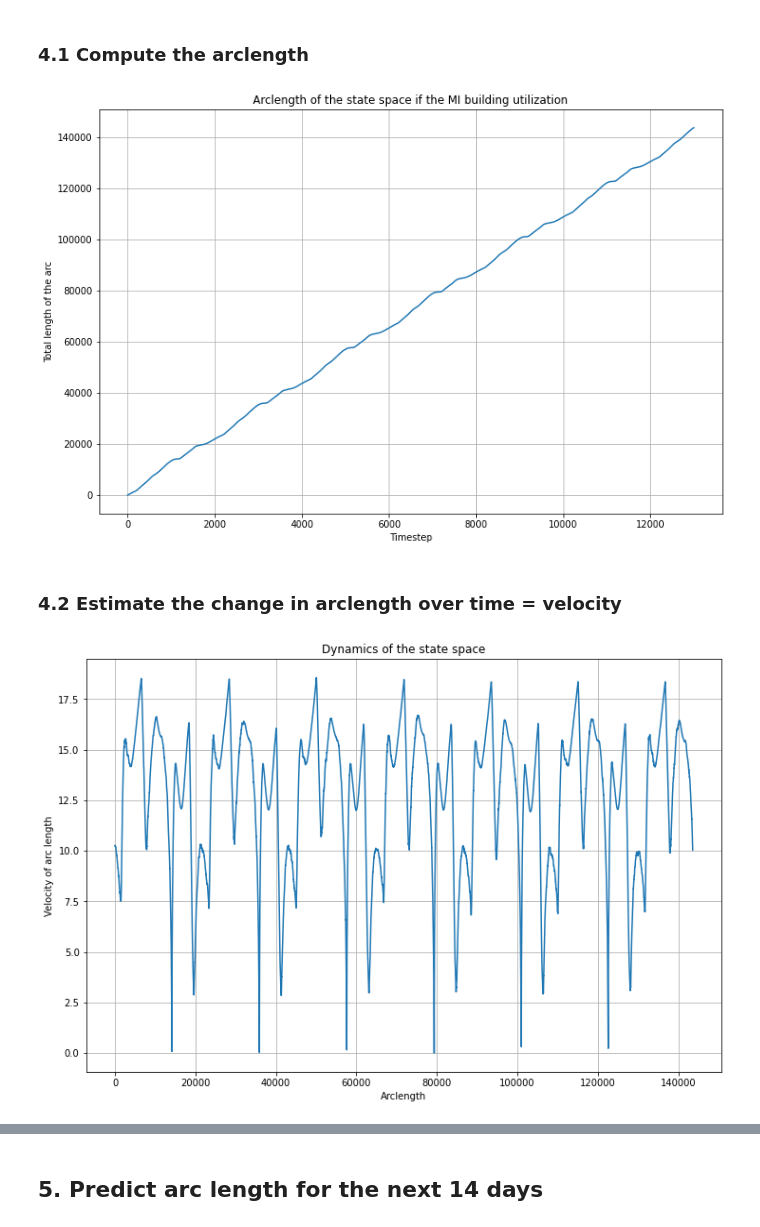
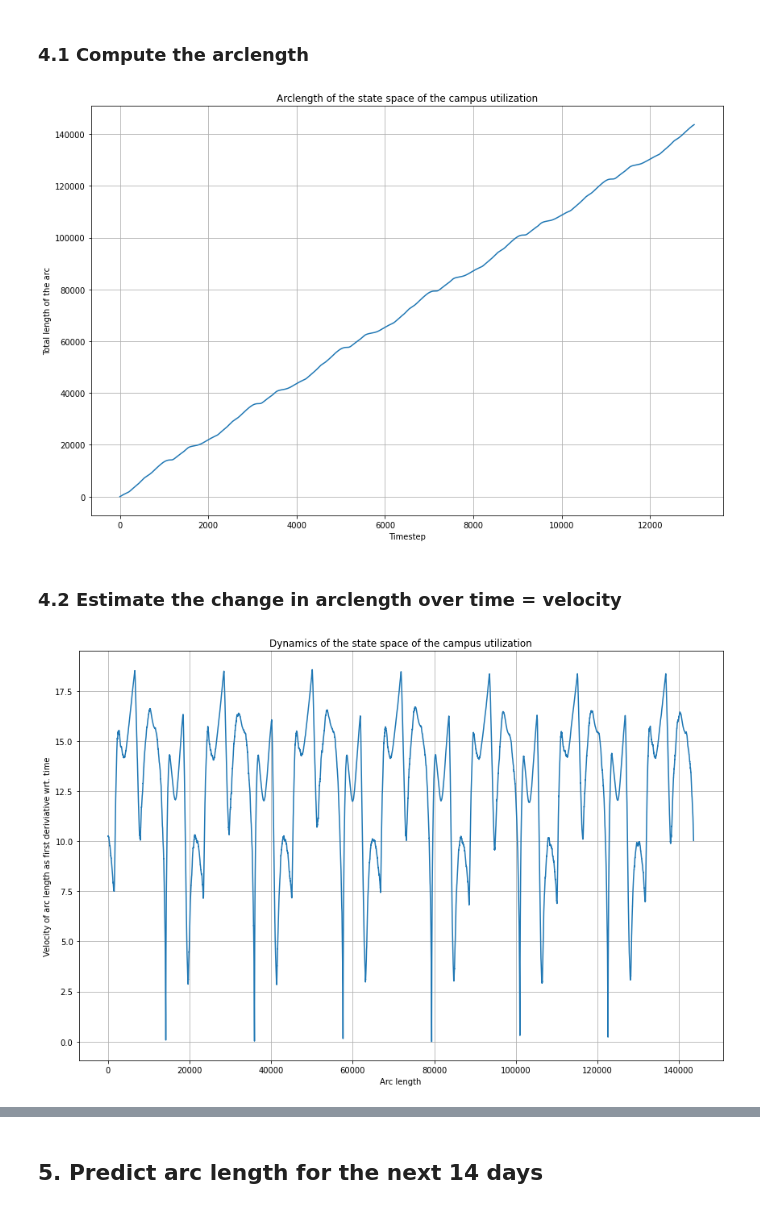
Before and after one commit to sonmikrafft-uni-MLCMS/ex5, a Jupyter notebook: task_5.ipynb, the cells around one changed output, grey strips where cells are left out. Cells and saved outputs as stored; diff of their text form; code cells hidden in the pictures.

```diff
--- a/task_5.ipynb
+++ b/task_5.ipynb
@@ -16,7 +44,7 @@ One day is equal to 2000 timesteps.
 # %% [markdown]
 ### 1.1 Load the data skipping the first 1000 timesteps
 # %%
-df = load_mi_data("data/MI_timesteps.txt", skip_first=1000)
+df = load_mi_data("data/MI_timesteps.txt", skip_first=SKIP_FIRST)
 df.shape
 # %% [output]
 (14001, 9)
@@ -44,5 +72,6 @@ Let's reset the index to start at 0.
 # %%
 df = df.reset_index(drop=True)
+df.columns.values[0] = "MI_Building"
 # %%
 fig, axs = plt.subplots(1, 2, figsize=(24, 8))
 axs[0] = plot_pandas_dataset(
@@ -74,20 +103,16 @@ According to Takens, we need 2d + 1 dimensions in our state space in order to ca
 # %% [markdown]
 ### 2.1 Create delay embedding with 350 delays each
 # %%
-M = 13000
-
-delay_embedding = create_delay_embedding(df, num_windows=M, num_delays=350, column_index_to_look_at=[0, 1, 2])
+delay_embedding = create_delay_embedding(
+    df, num_windows=NUM_WINDOWS, num_delays=NUM_DELAYS, column_index_to_look_at=COLUMNS_TO_CONSIDER
+)
 delay_embedding.shape
 # %% [output]
 (13000, 1053)
 # %% [markdown]
 ### 2.2 Convert delay embeddings into 3 - dimensional subspace
 # %%
-from sklearn.decomposition import PCA
-
-SUBSPACE_DIM = 3
-
-pca = PCA(n_components=SUBSPACE_DIM)
+pca = PCA(n_components=STATE_DIM)
 state_space = pca.fit_transform(delay_embedding)
 state_space.shape
 # %% [output]
@@ -155,10 +180,12 @@ fig, ax = plt.subplots(figsize=(12, 8))
 ax.plot(state_space_arc_length)
 ax.set_xlabel("Timestep")
 ax.set_ylabel("Total length of the arc")
-ax.set_title("Arclength of the state space if the MI building utilization")
+ax.set_title("Arclength of the state space of the campus utilization")
 ax.grid(True)
+fig.tight_layout()
+fig.savefig("plots/5_state_space_arc_length.pdf", bbox_inches="tight")
 # %% [output]
-[figure, old version]
+[figure, new version]
 # %% [markdown]
 ### 4.2 Estimate the change in arclength over time = velocity
 # %%
@@ -166,12 +193,14 @@ state_space_arc_velocity = np.gradient(state_space_arc_length)
 # %%
 fig, ax = plt.subplots(figsize=(12, 8))
 ax.plot(state_space_arc_length, state_space_arc_velocity)
-ax.set_xlabel("Arclength")
-ax.set_ylabel("Velocity of arc length")
-ax.set_title("Dynamics of the state space")
+ax.set_xlabel("Arc length")
+ax.set_ylabel("Velocity of arc length as first deriviative wrt. time")
+ax.set_title("Dynamics of the state space of the campus utilization")
 ax.grid(True)
+fig.tight_layout()
+fig.savefig("plots/5_state_space_dynamics_over_arc_length.pdf", bbox_inches="tight")
 # %% [output]
-[figure, old version]
+[figure, new version]
 # %%
 fig, ax = plt.subplots(figsize=(12, 8))
 ax.plot(state_space_arc_velocity)
```
Also changed, not shown: parts of 27 cells of this notebook, 1 other file.
